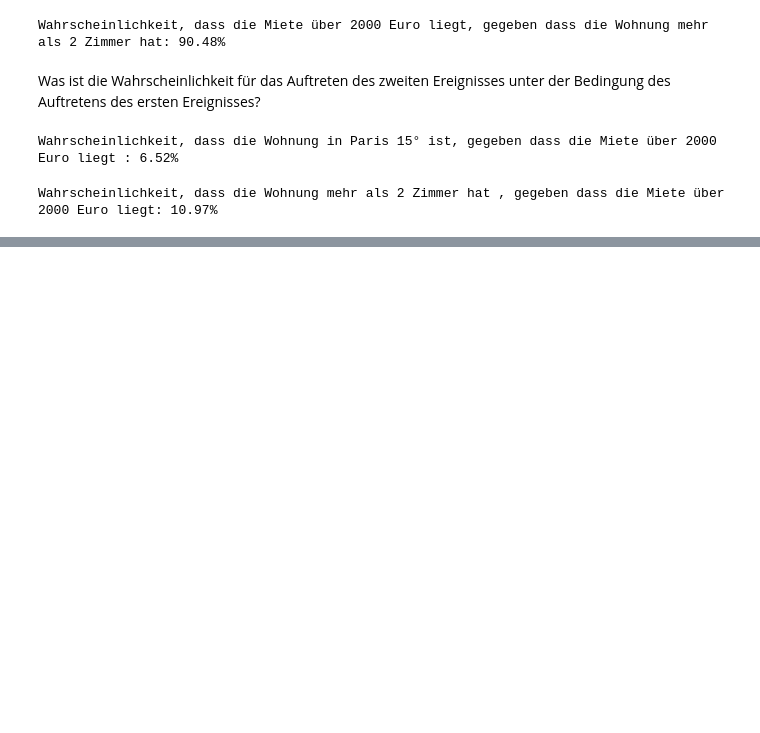
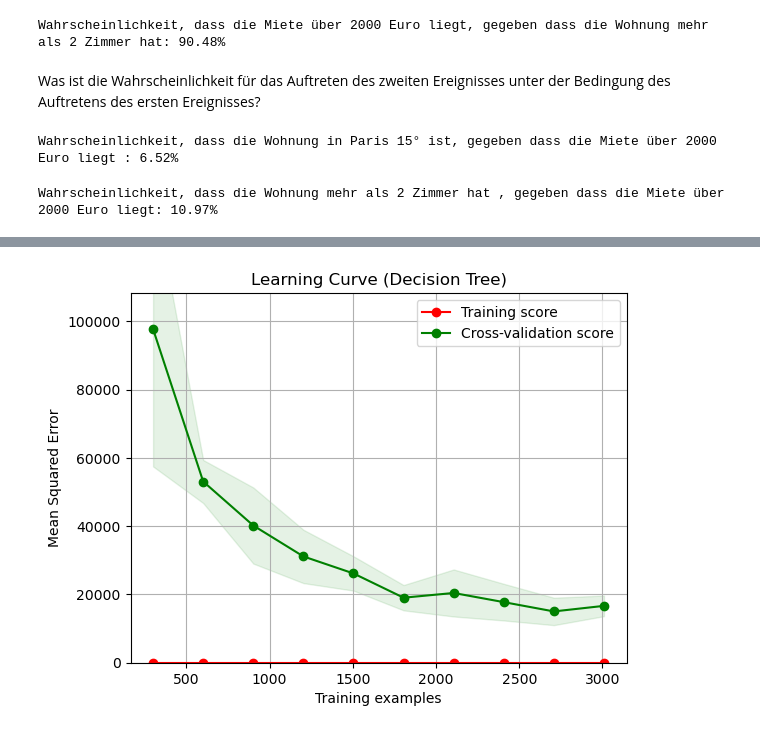
Before and after one commit to phlippos/Data-Mining, a Jupyter notebook: paris.ipynb, the cells around one changed output, grey strips where cells are left out. Drawn from its saved outputs; the diff is of its cells as text; code cells hidden in the pictures; blank space fills up the shorter version.

```diff
--- a/paris.ipynb
+++ b/paris.ipynb
@@ -547,0 +581,4 @@ Wahrscheinlichkeit, dass die Wohnung mehr als 2 Zimmer hat , gegeben dass die Mi
+# %%
+# Modell erstellen und trainieren
+linear_reg = LinearRegression()
+linear_reg.fit(X_train, y_train)
@@ -547,0 +648,3 @@ Wahrscheinlichkeit, dass die Wohnung mehr als 2 Zimmer hat , gegeben dass die Mi
+# %%
+plot_learning_curve(tree_reg, X_train, y_train, title='Learning Curve (Decision Tree)') ## Überanpassung
+# %% [output]
@@ -547,0 +652 @@ Wahrscheinlichkeit, dass die Wohnung mehr als 2 Zimmer hat , gegeben dass die Mi
+[figure, added]
```
Also changed, not shown: parts of 55 cells of this notebook.
